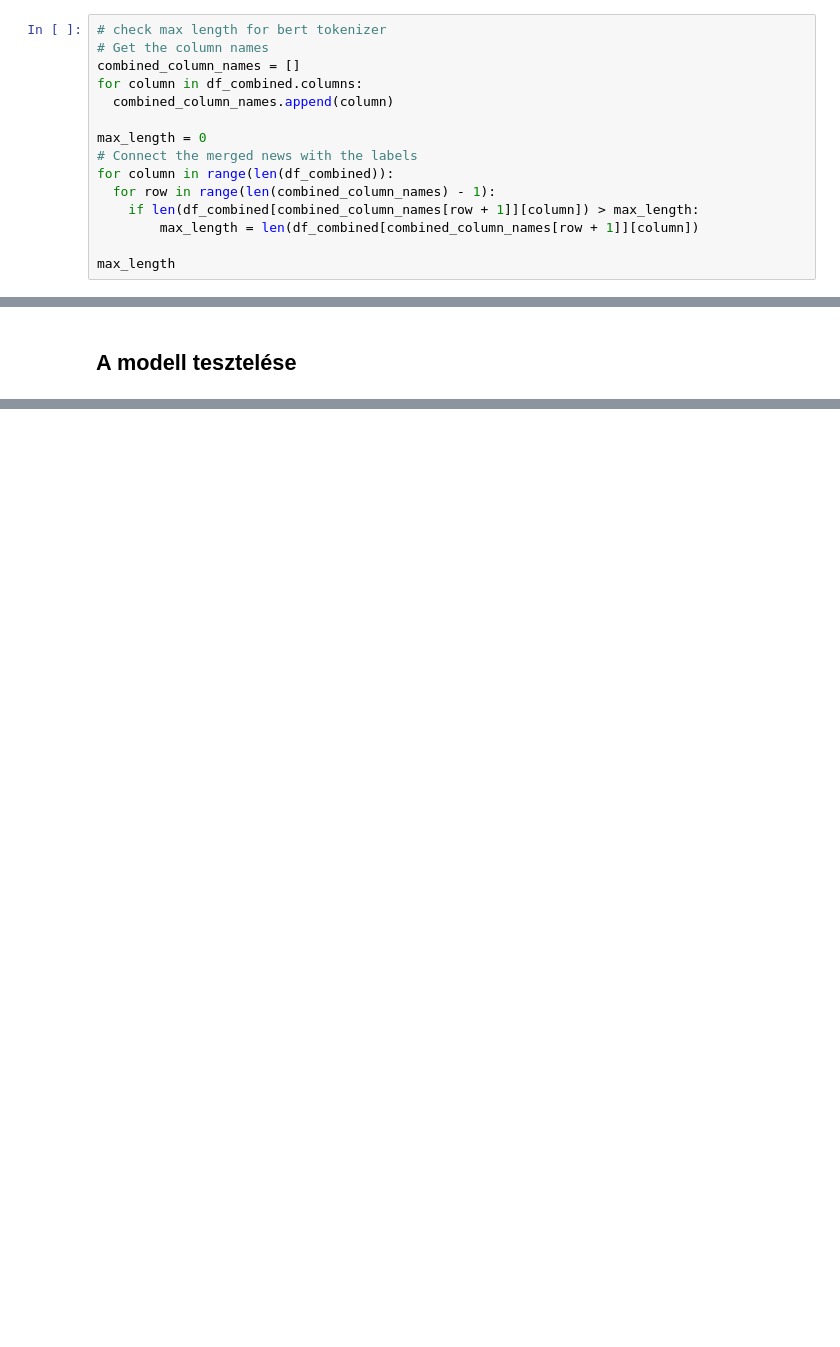
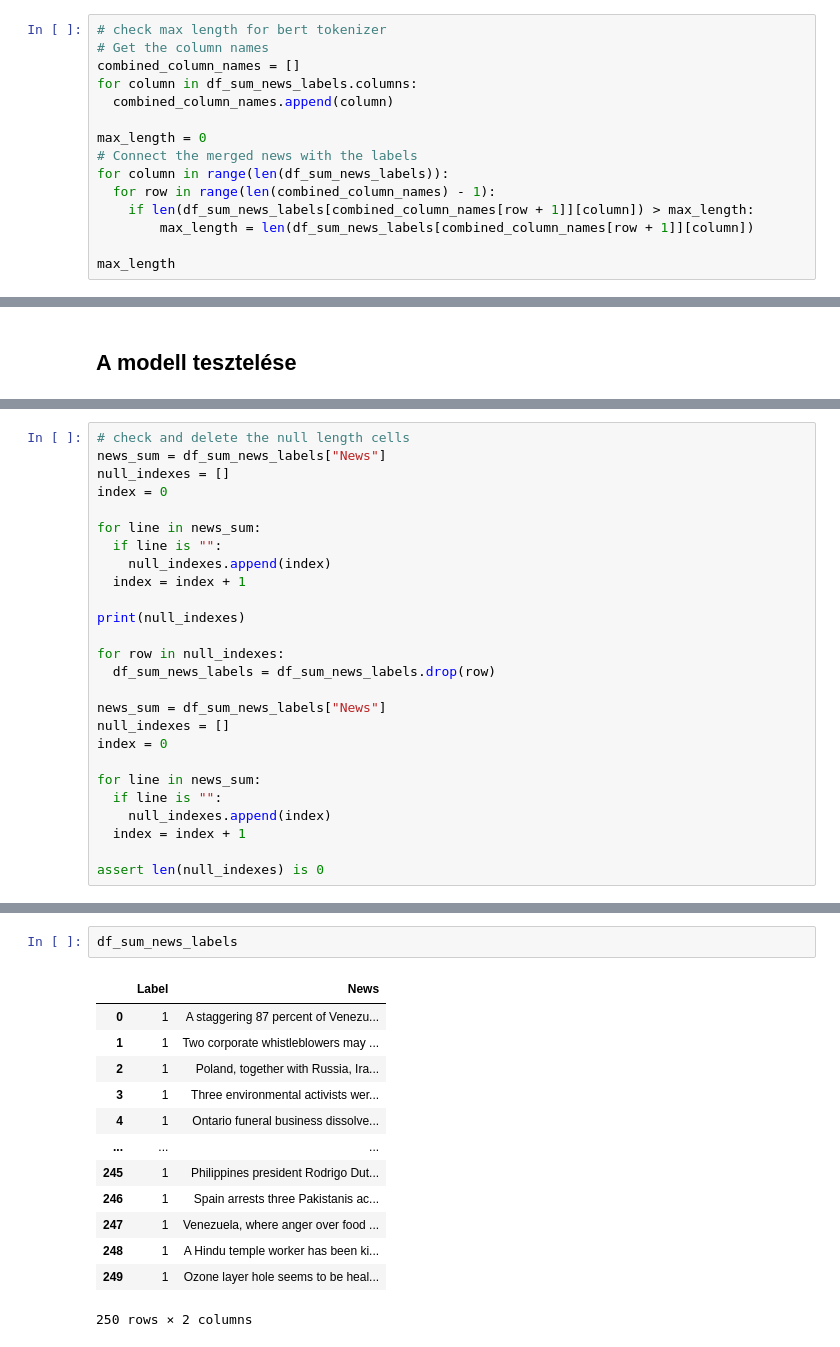
Before and after one commit to benceOlahEdu/StockMarketSentimentAnalysis, a Jupyter notebook: Baseline/Transformers_baseline.ipynb, the cells around one changed output, grey strips where cells are left out. Drawn from its saved outputs; the diff is of its cells as text; blank space fills up the shorter version.

```diff
--- a/Baseline/Transformers_baseline.ipynb
+++ b/Baseline/Transformers_baseline.ipynb
@@ -323,15 +342,15 @@ df_sum_news_labels.reset_index(inplace=True, drop=True)
 # check max length for bert tokenizer
 # Get the column names
 combined_column_names = []
-for column in df_combined.columns:
+for column in df_sum_news_labels.columns:
   combined_column_names.append(column)
 
 max_length = 0
 # Connect the merged news with the labels
-for column in range(len(df_combined)):
+for column in range(len(df_sum_news_labels)):
   for row in range(len(combined_column_names) - 1):
-    if len(df_combined[combined_column_names[row + 1]][column]) > max_length:
-        max_length = len(df_combined[combined_column_names[row + 1]][column])
+    if len(df_sum_news_labels[combined_column_names[row + 1]][column]) > max_length:
+        max_length = len(df_sum_news_labels[combined_column_names[row + 1]][column])
 
 max_length
 # %% [output]
@@ -804,0 +897,26 @@ Test Loss: 0.689 | Test Acc: 54.80%
+# %%
+# check and delete the null length cells
+news_sum = df_sum_news_labels["News"]
+null_indexes = []
+index = 0
+
+for line in news_sum:
+  if line is "":
+    null_indexes.append(index)
+  index = index + 1
+
+print(null_indexes)
+
+for row in null_indexes:
+  df_sum_news_labels = df_sum_news_labels.drop(row)
+
+news_sum = df_sum_news_labels["News"]
+null_indexes = []
+index = 0
+
+for line in news_sum:
+  if line is "":
+    null_indexes.append(index)
+  index = index + 1
+
+assert len(null_indexes) is 0
@@ -804,0 +925,16 @@ Test Loss: 0.689 | Test Acc: 54.80%
+# %%
+df_sum_news_labels
+# %% [output]
+|  | Label | News |
+| 0 | 1 | A staggering 87 percent of Venezu... |
+| 1 | 1 | Two corporate whistleblowers may ... |
+| 2 | 1 | Poland, together with Russia, Ira... |
+| 3 | 1 | Three environmental activists wer... |
+| 4 | 1 | Ontario funeral business dissolve... |
+| ... | ... | ... |
+| 245 | 1 | Philippines president Rodrigo Dut... |
+| 246 | 1 | Spain arrests three Pakistanis ac... |
+| 247 | 1 | Venezuela, where anger over food ... |
+| 248 | 1 | A Hindu temple worker has been ki... |
+| 249 | 1 | Ozone layer hole seems to be heal... |
+250 rows × 2 columns
```
Also changed, not shown: parts of 25 cells of this notebook, 6 other files.
